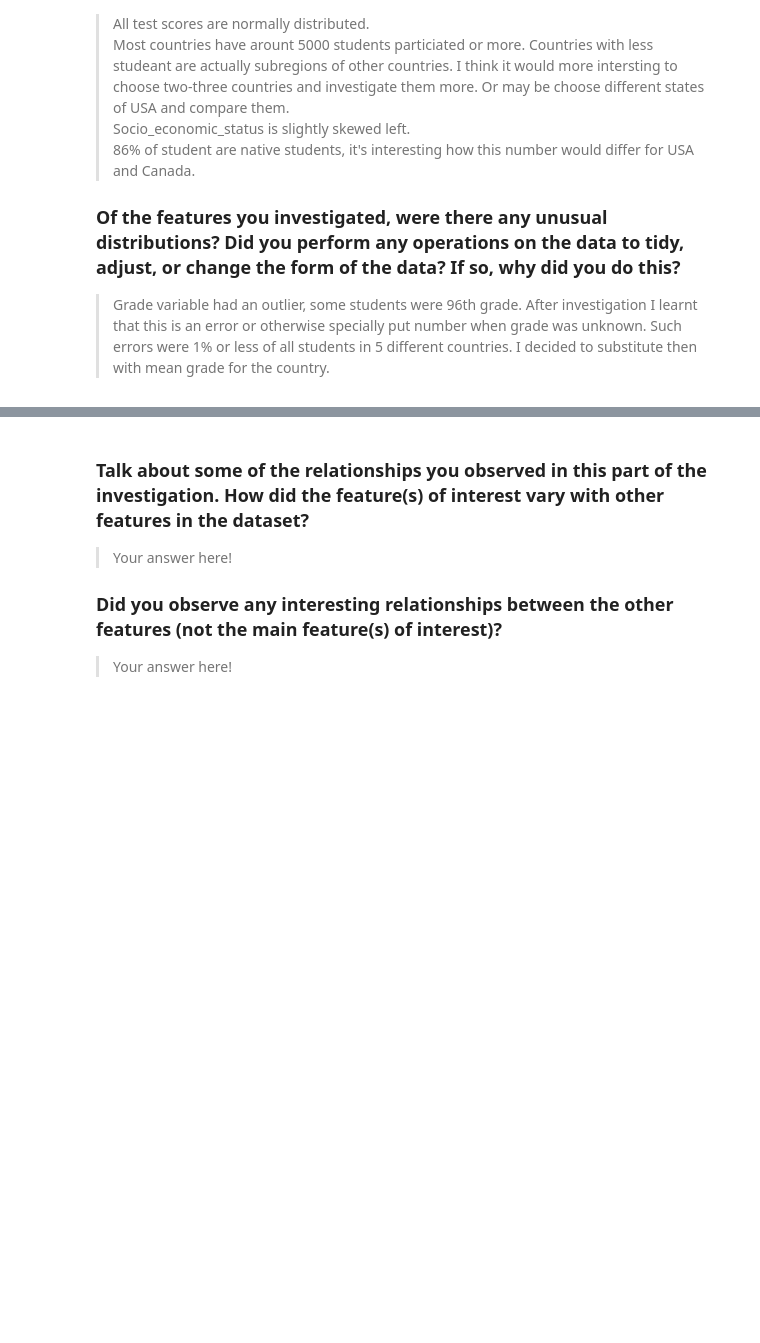
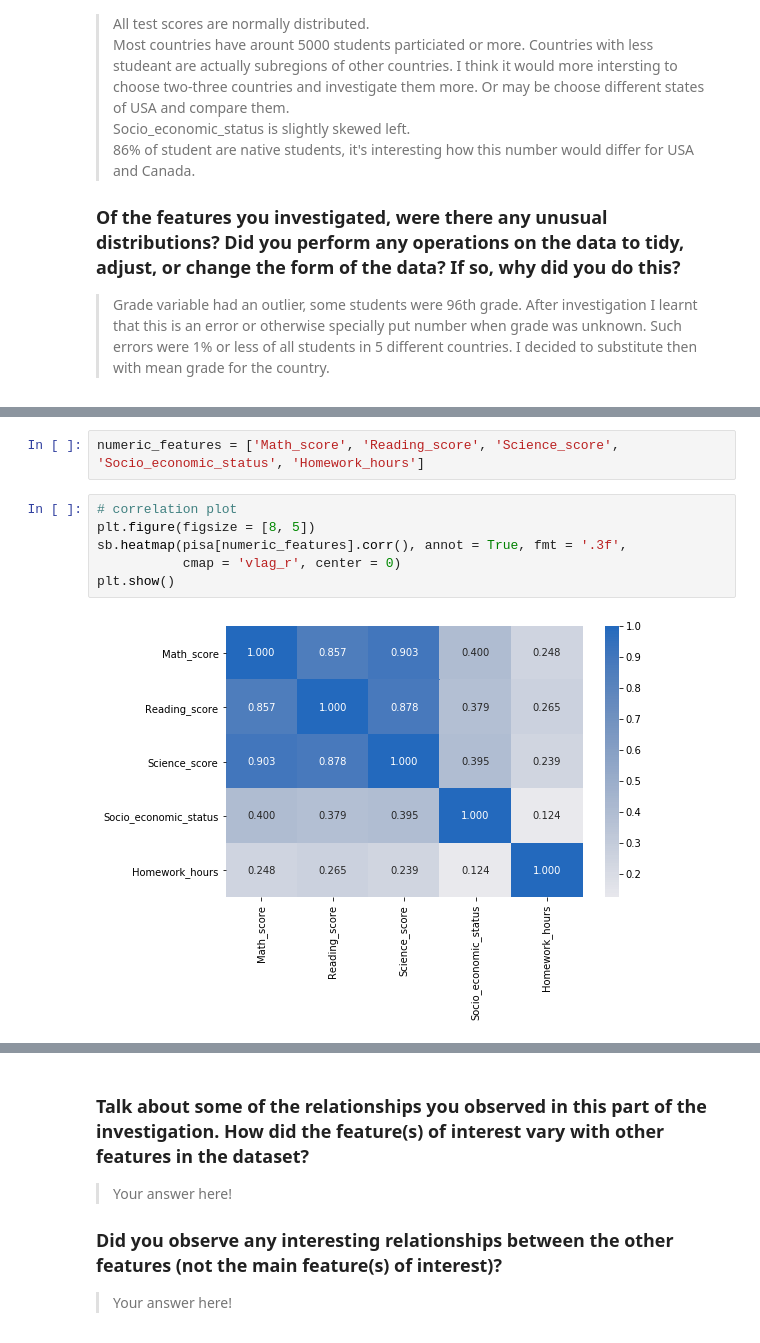
Before and after one commit to Anyra20/CommunicateDataProject, a Jupyter notebook: exploration_template.ipynb, the cells around one changed output, grey strips where cells are left out. Drawn from its saved outputs; the diff is of its cells as text; blank space fills up the shorter version.

```diff
--- a/exploration_template.ipynb
+++ b/exploration_template.ipynb
@@ -401,0 +396,10 @@ fashion in the previous section (univariate exploration).
+# %%
+numeric_features = ['Math_score', 'Reading_score', 'Science_score', 'Socio_economic_status', 'Homework_hours']
+# %%
+# correlation plot
+plt.figure(figsize = [8, 5])
+sb.heatmap(pisa[numeric_features].corr(), annot = True, fmt = '.3f',
+           cmap = 'vlag_r', center = 0)
+plt.show()
+# %% [output]
+[figure, added]
```
Also changed, not shown: parts of 19 cells of this notebook.
